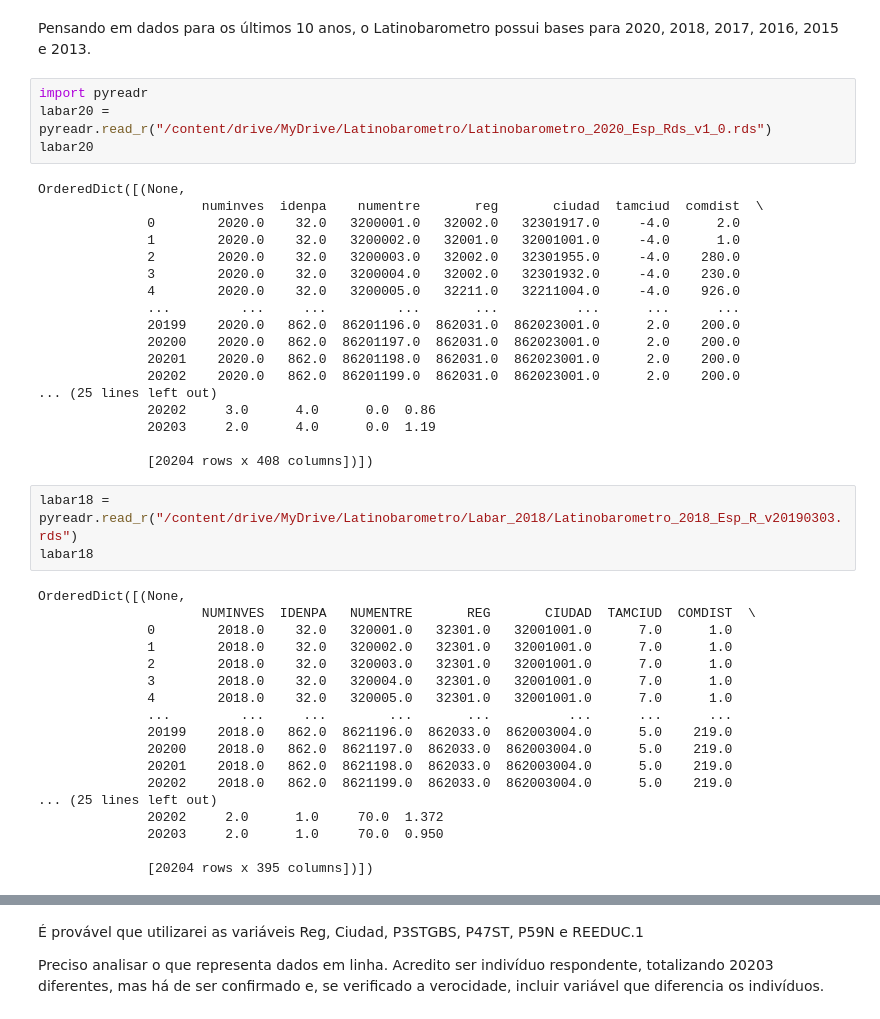
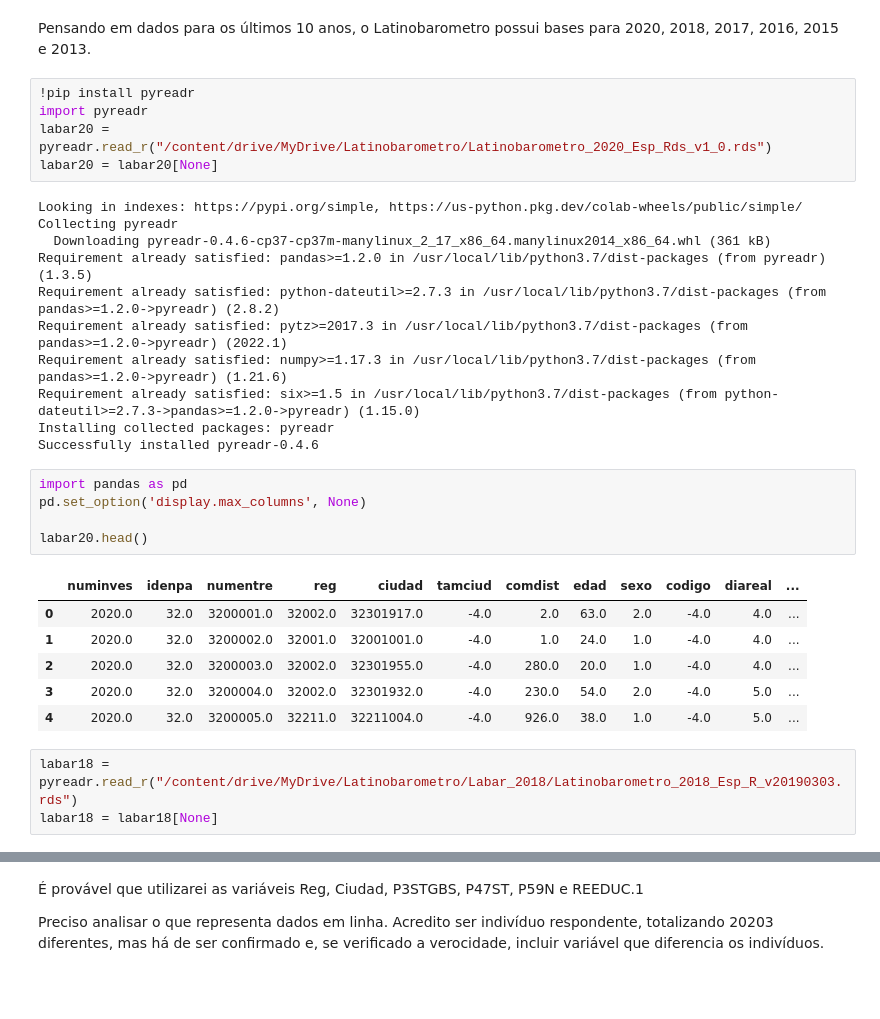
Before and after one commit to gbam-ds/Mono, a Jupyter notebook: CreatingDatabase.ipynb, the cells around one changed output, grey strips where cells are left out. Cells and saved outputs as stored; diff of their text form; blank space fills up the shorter version.

```diff
--- a/CreatingDatabase.ipynb
+++ b/CreatingDatabase.ipynb
@@ -7,45 +7,33 @@ Neste notebook, criarei a base de dados que utilizarei para a produção da mono
 # %% [markdown]
 Pensando em dados para os últimos 10 anos, o Latinobarometro possui bases para 2020, 2018, 2017, 2016, 2015 e 2013.
 # %%
+!pip install pyreadr
 import pyreadr
 labar20 = pyreadr.read_r("/content/drive/MyDrive/Latinobarometro/Latinobarometro_2020_Esp_Rds_v1_0.rds")
-labar20
+labar20 = labar20[None]
 # %% [output]
-OrderedDict([(None,
-                     numinves  idenpa    numentre       reg       ciudad  tamciud  comdist  \
-              0        2020.0    32.0   3200001.0   32002.0   32301917.0     -4.0      2.0
-              1        2020.0    32.0   3200002.0   32001.0   32001001.0     -4.0      1.0
-              2        2020.0    32.0   3200003.0   32002.0   32301955.0     -4.0    280.0
-              3        2020.0    32.0   3200004.0   32002.0   32301932.0     -4.0    230.0
-              4        2020.0    32.0   3200005.0   32211.0   32211004.0     -4.0    926.0
-              ...         ...     ...         ...       ...          ...      ...      ...
-              20199    2020.0   862.0  86201196.0  862031.0  862023001.0      2.0    200.0
-              20200    2020.0   862.0  86201197.0  862031.0  862023001.0      2.0    200.0
-              20201    2020.0   862.0  86201198.0  862031.0  862023001.0      2.0    200.0
-              20202    2020.0   862.0  86201199.0  862031.0  862023001.0      2.0    200.0
-... (25 lines left out)
-              20202     3.0      4.0      0.0  0.86
-              20203     2.0      4.0      0.0  1.19
-
-              [20204 rows x 408 columns])])
+Looking in indexes: https://pypi.org/simple, https://us-python.pkg.dev/colab-wheels/public/simple/
+Collecting pyreadr
+  Downloading pyreadr-0.4.6-cp37-cp37m-manylinux_2_17_x86_64.manylinux2014_x86_64.whl (361 kB)
+Requirement already satisfied: pandas>=1.2.0 in /usr/local/lib/python3.7/dist-packages (from pyreadr) (1.3.5)
+Requirement already satisfied: python-dateutil>=2.7.3 in /usr/local/lib/python3.7/dist-packages (from pandas>=1.2.0->pyreadr) (2.8.2)
+Requirement already satisfied: pytz>=2017.3 in /usr/local/lib/python3.7/dist-packages (from pandas>=1.2.0->pyreadr) (2022.1)
+Requirement already satisfied: numpy>=1.17.3 in /usr/local/lib/python3.7/dist-packages (from pandas>=1.2.0->pyreadr) (1.21.6)
+Requirement already satisfied: six>=1.5 in /usr/local/lib/python3.7/dist-packages (from python-dateutil>=2.7.3->pandas>=1.2.0->pyreadr) (1.15.0)
+Installing collected packages: pyreadr
+Successfully installed pyreadr-0.4.6
+# %%
+import pandas as pd
+pd.set_option('display.max_columns', None)
+
+labar20.head()
+# %% [output]
+|  | numinves | idenpa | numentre | reg | ciudad | tamciud | comdist | edad | sexo | codigo | diareal | ... |
+| 0 | 2020.0 | 32.0 | 3200001.0 | 32002.0 | 32301917.0 | -4.0 | 2.0 | 63.0 | 2.0 | -4.0 | 4.0 | ... |
+| 1 | 2020.0 | 32.0 | 3200002.0 | 32001.0 | 32001001.0 | -4.0 | 1.0 | 24.0 | 1.0 | -4.0 | 4.0 | ... |
+| 2 | 2020.0 | 32.0 | 3200003.0 | 32002.0 | 32301955.0 | -4.0 | 280.0 | 20.0 | 1.0 | -4.0 | 4.0 | ... |
+| 3 | 2020.0 | 32.0 | 3200004.0 | 32002.0 | 32301932.0 | -4.0 | 230.0 | 54.0 | 2.0 | -4.0 | 5.0 | ... |
+| 4 | 2020.0 | 32.0 | 3200005.0 | 32211.0 | 32211004.0 | -4.0 | 926.0 | 38.0 | 1.0 | -4.0 | 5.0 | ... |
 # %%
 labar18 = pyreadr.read_r("/content/drive/MyDrive/Latinobarometro/Labar_2018/Latinobarometro_2018_Esp_R_v20190303.rds")
-labar18
+labar18 = labar18[None]
-# %% [output]
-OrderedDict([(None,
-                     NUMINVES  IDENPA   NUMENTRE       REG       CIUDAD  TAMCIUD  COMDIST  \
-              0        2018.0    32.0   320001.0   32301.0   32001001.0      7.0      1.0
-              1        2018.0    32.0   320002.0   32301.0   32001001.0      7.0      1.0
-              2        2018.0    32.0   320003.0   32301.0   32001001.0      7.0      1.0
-              3        2018.0    32.0   320004.0   32301.0   32001001.0      7.0      1.0
-              4        2018.0    32.0   320005.0   32301.0   32001001.0      7.0      1.0
-              ...         ...     ...        ...       ...          ...      ...      ...
-              20199    2018.0   862.0  8621196.0  862033.0  862003004.0      5.0    219.0
-              20200    2018.0   862.0  8621197.0  862033.0  862003004.0      5.0    219.0
-              20201    2018.0   862.0  8621198.0  862033.0  862003004.0      5.0    219.0
-              20202    2018.0   862.0  8621199.0  862033.0  862003004.0      5.0    219.0
-... (25 lines left out)
-              20202     2.0      1.0     70.0  1.372
-              20203     2.0      1.0     70.0  0.950
-
-              [20204 rows x 395 columns])])
```
Also changed, not shown: parts of 1 cell of this notebook.
